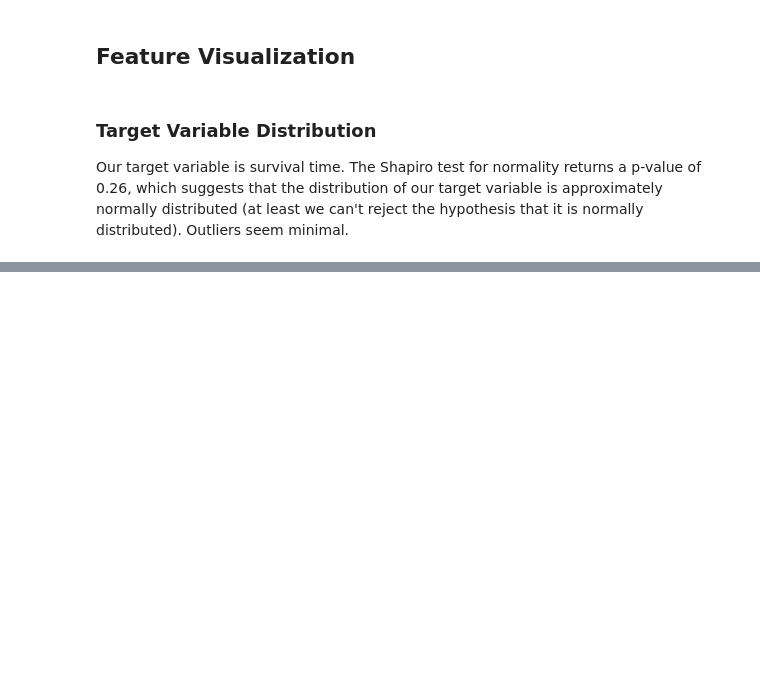
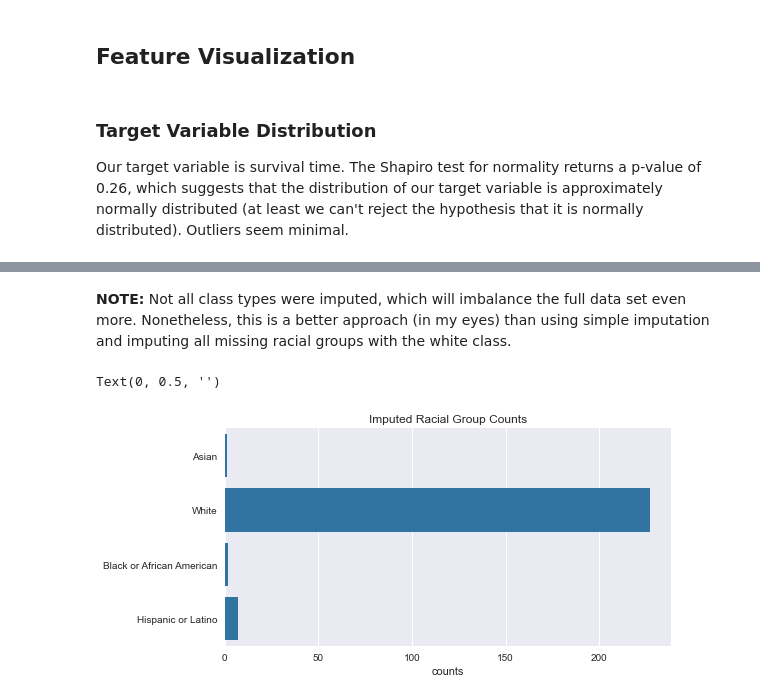
Before and after one commit to BrentonGraham/biomedical-ml-anschutz, a Jupyter notebook: 2. Real World Regression/RealWorldRegression.ipynb, the cells around one changed output, grey strips where cells are left out. Drawn from its saved outputs; the diff is of its cells as text; code cells hidden in the pictures; blank space fills up the shorter version.

```diff
--- a/2. Real World Regression/RealWorldRegression.ipynb
+++ b/2. Real World Regression/RealWorldRegression.ipynb
@@ -242,0 +279,5 @@ Name: count, dtype: object
+# %%
+# MissForest imputation
+imputer = MissForest(n_estimators=500, random_state=7, class_weight="balanced_subsample")
+X_MissForest = imputer.fit_transform(X, cat_vars=[1, 2])
+X_MissForest_df = pd.DataFrame(X_MissForest, columns=X.columns)
@@ -242,0 +309,20 @@ Name: count, dtype: object
+# %%
+# Re-label encoded data - we will need to one-hot-encode these
+X_MissForest_df['Racial group'] = X_MissForest_df['Racial group'].map(
+    {0: 'White',
+     1: 'American Indian or Alaska Native',
+     2: 'Asian',
+     3: 'Black or African American',
+     4: 'Hispanic or Latino',
+     5: 'Native Hawaiian or other Pacific Islander'
+    }
+)
+# %%
+# Check which racial groups were imputed - expect imbalance here due to initial imbalance of sample
+impute_assess_df = pd.DataFrame({
+    'Original': list(X['Racial group']),
+    'Imputed': list(X_MissForest_df['Racial group'])
+})
+
+impute_assess_df = impute_assess_df[impute_assess_df['Original'].isna()]
+impute_assess_df.head(5)
@@ -242,0 +336,19 @@ Name: count, dtype: object
+# %% [markdown]
+**NOTE:** Not all class types were imputed, which will imbalance the full data set even more. Nonetheless, this is a better approach (in my eyes) than using simple imputation and imputing all missing racial groups with the white class.
+# %%
+# Set count df for plot
+feature = impute_assess_df['Imputed']
+labels = list(set(feature))
+counts = [list(feature).count(c) for c in labels]
+plot_df = pd.DataFrame({'labels': [label if label is not np.nan else "Missing" for label in labels],
+                        'counts': counts})
+
+# Bar plot of imputed values
+plt.style.use('seaborn')
+fig, ax = plt.subplots(1, 1, figsize=(8, 4))
+sns.barplot(data=plot_df, y="labels", x="counts", color="tab:blue")
+ax.set_title('Imputed Racial Group Counts', fontsize=12)
+ax.set_ylabel('')
+# %% [output]
+Text(0, 0.5, '')
+[figure, added]
```
Also changed, not shown: parts of 51 cells of this notebook, 2 other files.
